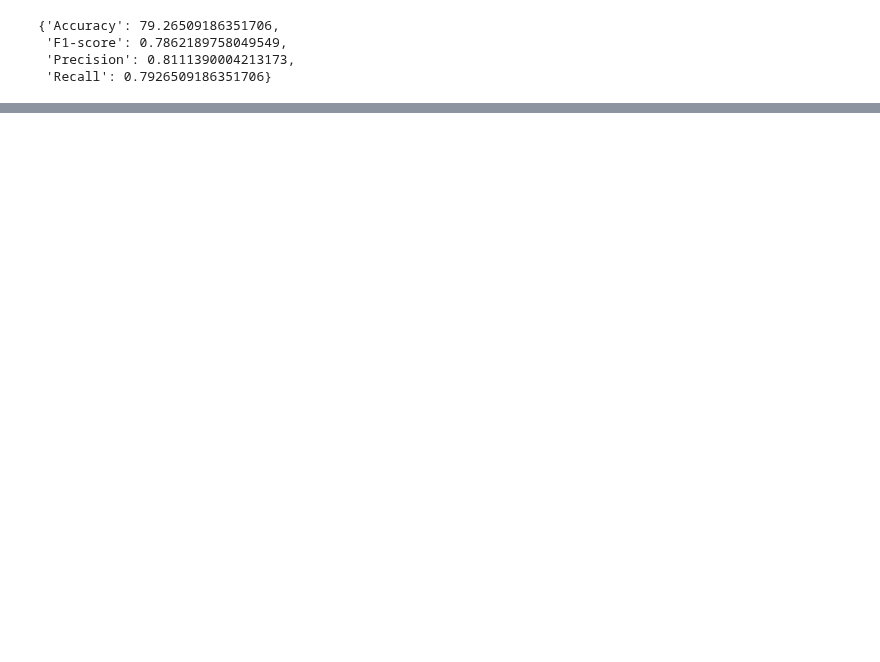
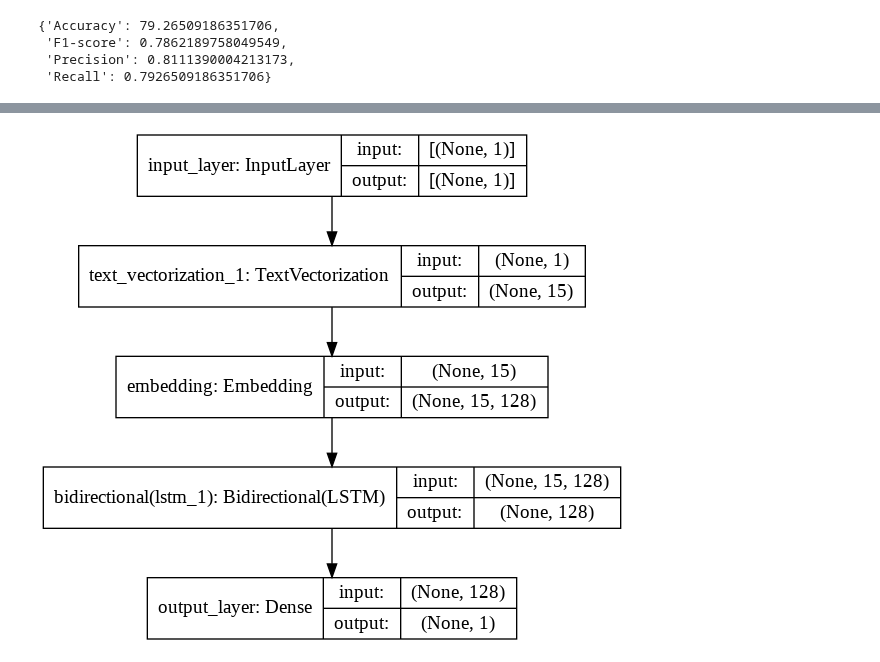
Before and after one commit to imran9891/TensorFlow, a Jupyter notebook: 08_introduction_to_NLP_using_tensorflow.ipynb, the cells around one changed output, grey strips where cells are left out. Saved outputs shown, nothing was run; the diff lists cells and outputs as text; code cells hidden in the pictures; blank space fills up the shorter version.

```diff
--- a/08_introduction_to_NLP_using_tensorflow.ipynb
+++ b/08_introduction_to_NLP_using_tensorflow.ipynb
@@ -809,0 +891,9 @@ _________________________________________________________________
+# %%
+# Build a Bidirectional RNN in TensorFlow
+inputs = layers.Input(shape=(1,),dtype=tf.string,name='input_layer')
+x = text_vectorizer(inputs)
+x = embedding(x)
+# x = layers.Bidirectional(layers.LSTM(64, return_sequences=True))(x)
+x = layers.Bidirectional(layers.LSTM(64))(x)
+outputs = layers.Dense(1, activation='sigmoid',name='output_layer')(x)
+model_4 = tf.keras.Model(inputs,outputs,name='model_4_bidirectional')
@@ -809,0 +922,4 @@ _________________________________________________________________
+# %%
+plot_model(model_4,show_shapes=True)
+# %% [output]
+[figure, added]
```
Also changed, not shown: parts of 79 cells of this notebook.
